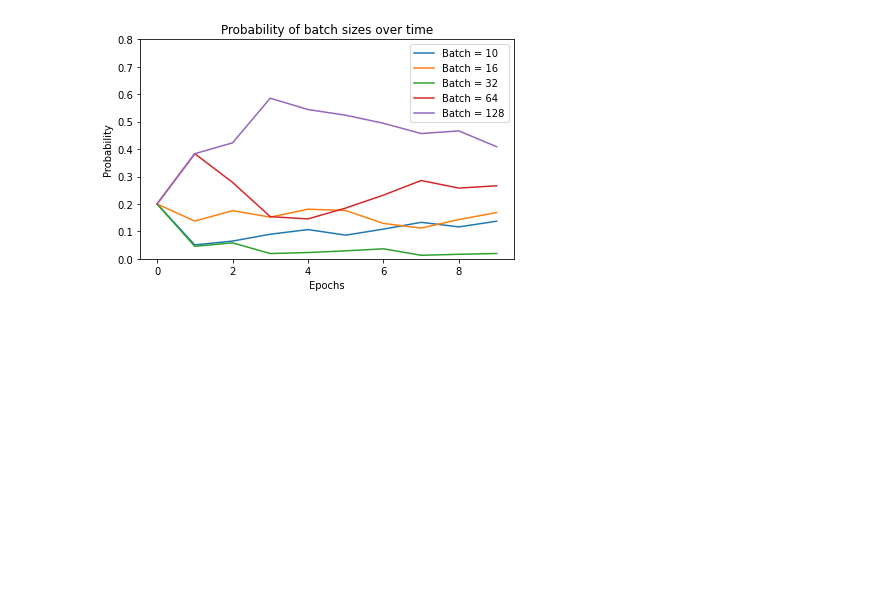
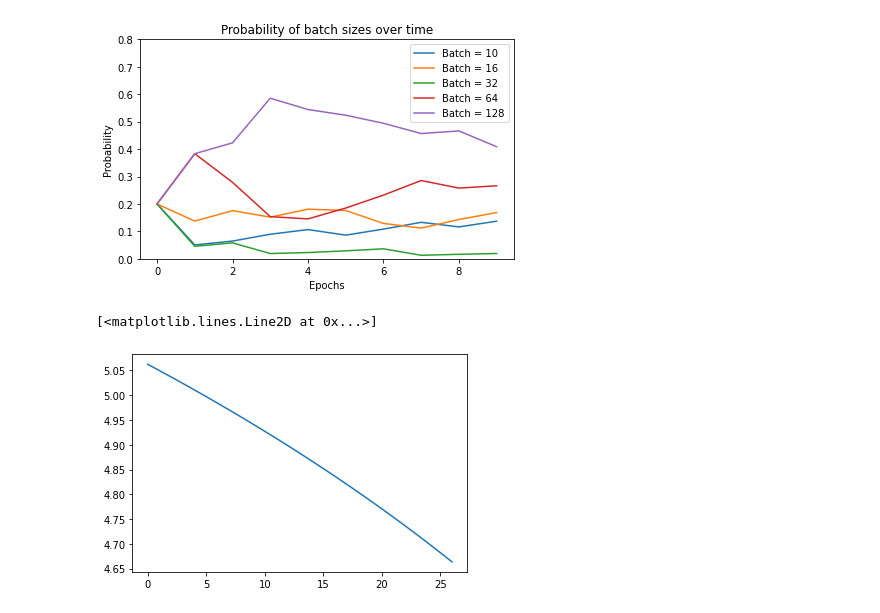
Before and after one commit to ThatFlint/FLTK-Testbed-Group-4, a Jupyter notebook: fltk/visualization.ipynb, the cells around one changed output. Saved outputs shown, nothing was run; the diff lists cells and outputs as text; code cells hidden in the pictures; blank space fills up the shorter version.

Commit message:
Draw the graph of entropies

```diff
--- a/fltk/visualization.ipynb
+++ b/fltk/visualization.ipynb
@@ -52,3 +52,15 @@ fig.tight_layout()
 fig.savefig("Prob_batch_sizes.pdf", bbox_inches='tight')
 # %% [output]
 [figure]
+# %%
+# Use multiplying factor for the gradient updates
+# 25 communication rounds, 2 clients
+
+entropy = [5.062595033026974, 5.0498560072495495, 5.036952602413615, 5.023880520846247, 5.010635294096268, 4.997212273764115, 4.98360662170831, 4.969813299575973, 4.95582705760126, 4.941642422609301, 4.927253685157207, 4.912654885736054, 4.8978397999509165, 4.88280192258637, 4.867534450455573, 4.85203026391962, 4.836281906951484, 4.8202815656050495, 4.8040210447332745, 4.787491742782057, 4.7706846244656695, 4.753590191106371, 4.736198448394514, 4.718498871295108, 4.700480365792449, 4.682131227124271, 4.663439094112183]
+
+import matplotlib.pyplot as plt
+fig, ax = plt.subplots()
+ax.plot(entropy)
+# %% [output]
+[<matplotlib.lines.Line2D at 0x...>]
+[figure, added]
```
